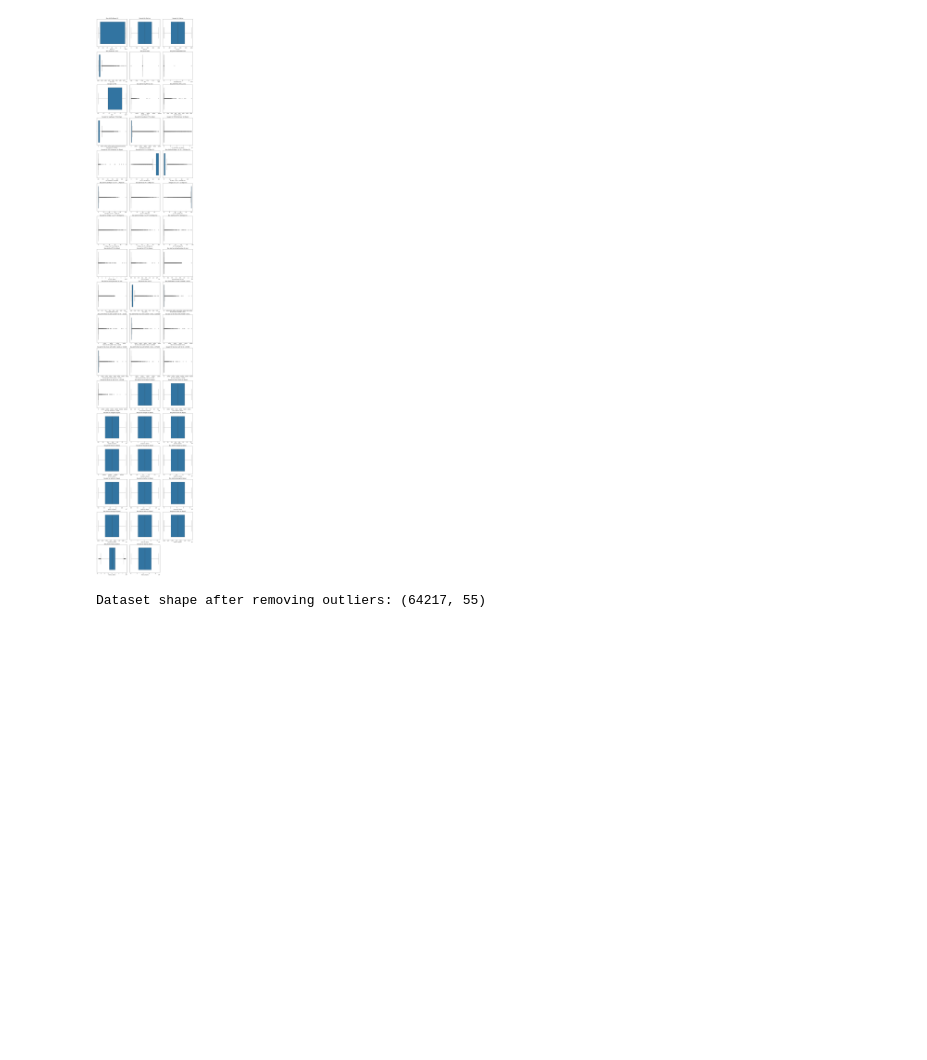
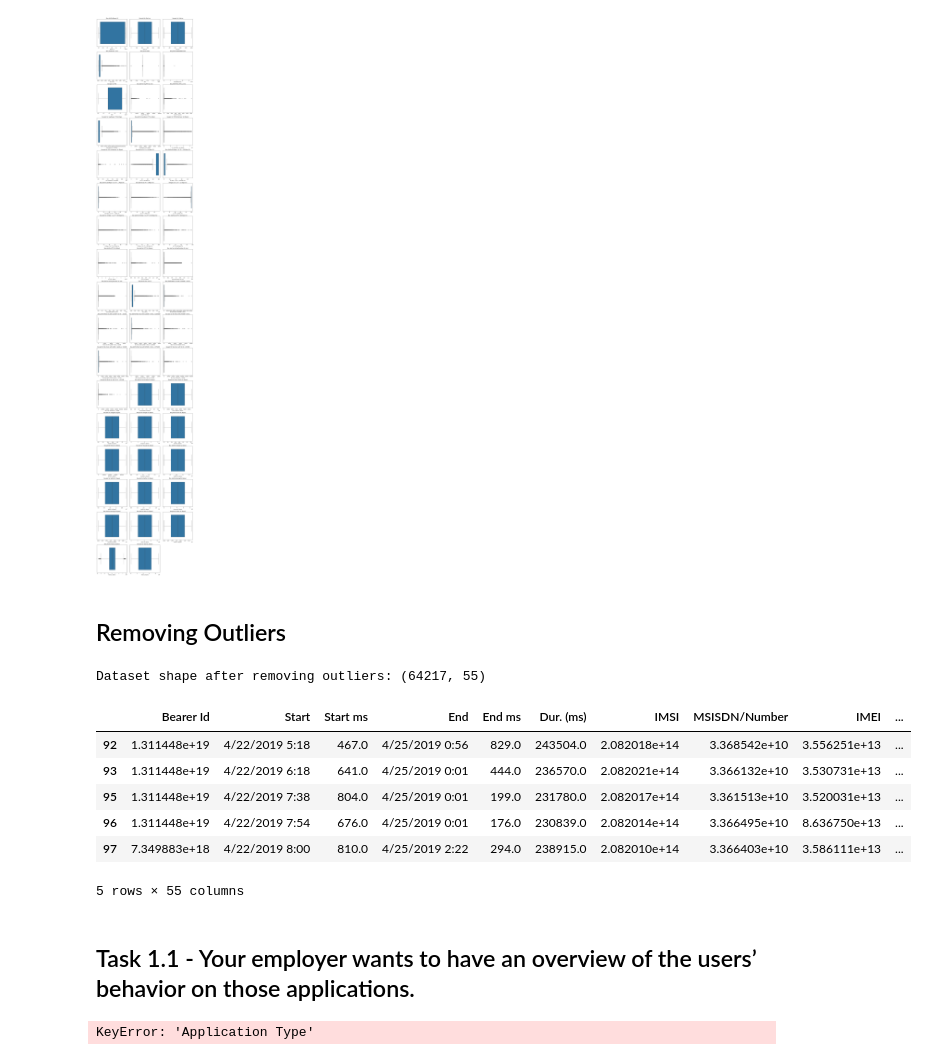
Before and after one commit to Ofgeha-Gelana/TellCo-Telecom-Analysis-Dashboard, a Jupyter notebook: notebooks/try.ipynb, the cells around one changed output. Saved outputs shown, nothing was run; the diff lists cells and outputs as text; code cells hidden in the pictures; blank space fills up the shorter version.

```diff
--- a/notebooks/try.ipynb
+++ b/notebooks/try.ipynb
@@ -286,9 +286,45 @@ def visualize_outlies(df):
 visualize_outlies(df)
 # %% [output]
 [figure]
+# %% [markdown]
+## Removing Outliers
 # %%
 # Remove outliers from the dataset
 df_cleaned = df[~df.index.isin(set(outlier_indices))]
 print(f'Dataset shape after removing outliers: {df_cleaned.shape}')
 # %% [output]
 Dataset shape after removing outliers: (64217, 55)
+# %%
+df_cleaned.head(5)
+# %% [output]
+|  | Bearer Id | Start | Start ms | End | End ms | Dur. (ms) | IMSI | MSISDN/Number | IMEI | ... |
+| 92 | 1.311448e+19 | 4/22/2019 5:18 | 467.0 | 4/25/2019 0:56 | 829.0 | 243504.0 | 2.082018e+14 | 3.368542e+10 | 3.556251e+13 | ... |
+| 93 | 1.311448e+19 | 4/22/2019 6:18 | 641.0 | 4/25/2019 0:01 | 444.0 | 236570.0 | 2.082021e+14 | 3.366132e+10 | 3.530731e+13 | ... |
+| 95 | 1.311448e+19 | 4/22/2019 7:38 | 804.0 | 4/25/2019 0:01 | 199.0 | 231780.0 | 2.082017e+14 | 3.361513e+10 | 3.520031e+13 | ... |
+| 96 | 1.311448e+19 | 4/22/2019 7:54 | 676.0 | 4/25/2019 0:01 | 176.0 | 230839.0 | 2.082014e+14 | 3.366495e+10 | 8.636750e+13 | ... |
+| 97 | 7.349883e+18 | 4/22/2019 8:00 | 810.0 | 4/25/2019 2:22 | 294.0 | 238915.0 | 2.082010e+14 | 3.366403e+10 | 3.586111e+13 | ... |
+5 rows × 55 columns
+# %% [markdown]
+## Task 1.1 - Your employer wants to have an overview of the users’ behavior on those applications.
+# %%
+import pandas as pd
+
+# Assuming your DataFrame is named df and contains these columns
+# Group by user (IMSI) and application type
+aggregated_df = df.groupby(['IMSI', 'Application Type']).agg(
+    number_of_sessions=('Bearer Id', 'nunique'),  # Count unique session IDs
+    total_session_duration=('Dur. (s)', 'sum'),   # Sum the session durations
+    total_DL_data=('DL (Bytes)', 'sum'),          # Sum the download volumes
+    total_UL_data=('UL (Bytes)', 'sum')           # Sum the upload volumes
+)
+
+# Calculate total data volume (DL + UL)
+aggregated_df['total_data_volume'] = aggregated_df['total_DL_data'] + aggregated_df['total_UL_data']
+
+# Reset index to make the 'IMSI' and 'Application Type' columns accessible
+aggregated_df = aggregated_df.reset_index()
+
+# Display the results
+print(aggregated_df)
+# %% [output]
+KeyError: 'Application Type'
```
Also changed, not shown: parts of 1 cell of this notebook.
